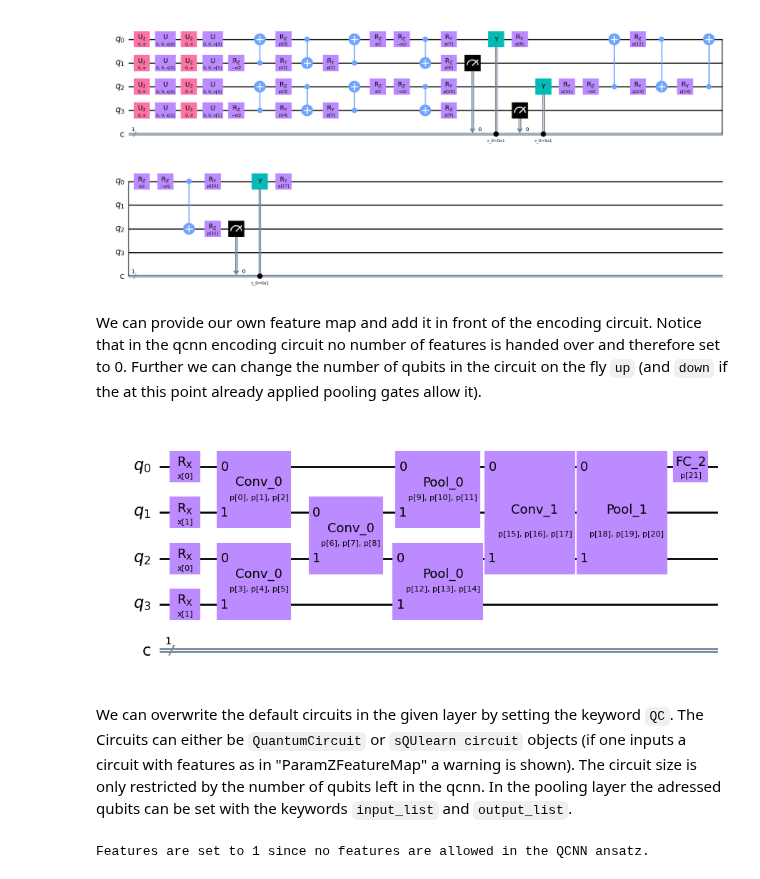
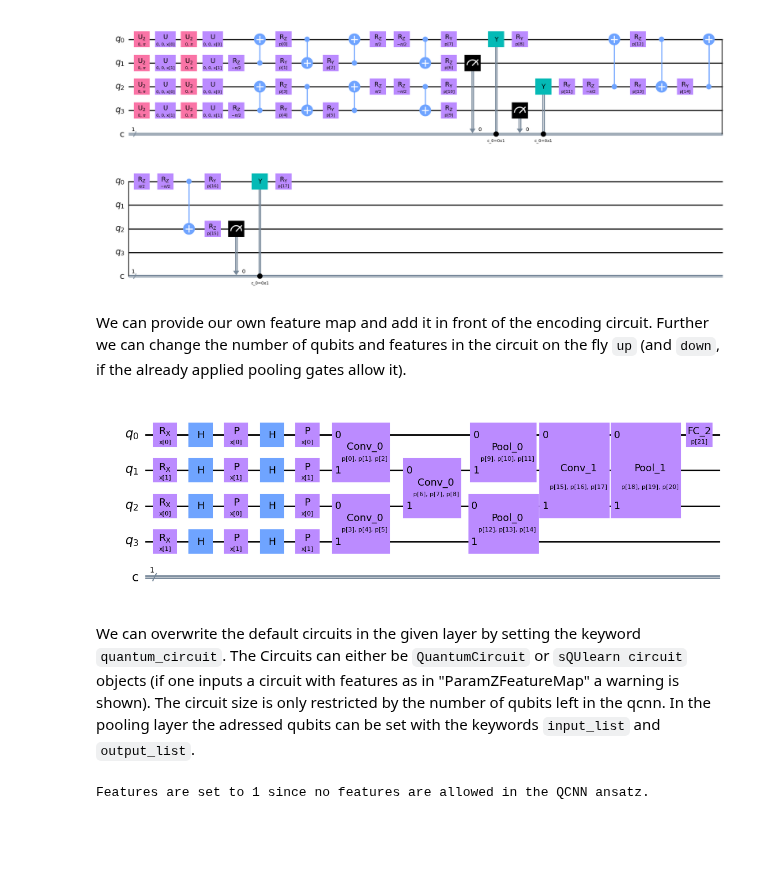
Before and after one commit to sQUlearn/squlearn, a Jupyter notebook: examples/qnn/example_qcnn_encoding_circuit.ipynb, the cells around one changed output. Cells and saved outputs as stored; diff of their text form; code cells hidden in the pictures; blank space fills up the shorter version.

Commit message:
adjust to use set_params

```diff
--- a/examples/qnn/example_qcnn_encoding_circuit.ipynb
+++ b/examples/qnn/example_qcnn_encoding_circuit.ipynb
@@ -36,17 +36,17 @@ qc1.draw("mpl", decompose=True)
 # %% [output]
 [figure]
 # %% [markdown]
-We can provide our own feature map and add it in front of the encoding circuit. Notice that in the qcnn encoding circuit no number of features is handed over and therefore set to 0. Further we can change the number of qubits in the circuit on the fly `up` (and `down` if the at this point already applied pooling gates allow it).
+We can provide our own feature map and add it in front of the encoding circuit. Further we can change the number of qubits and features in the circuit on the fly `up` (and `down`, if the already applied pooling gates allow it).
 # %%
 qc1 = QCNNEncodingCircuit(num_qubits=3, default=True)
-qc1.set_num_qubits(4)
+qc1.set_params(num_qubits = 4, num_features=2)
 encode = LayeredEncodingCircuit.from_string("Rx(x)", num_qubits=4, num_features=2)
 qcnn_pqc = encode + qc1
 qcnn_pqc.draw("mpl")
 # %% [output]
-[figure, old version]
+[figure, new version]
 # %% [markdown]
-We can overwrite the default circuits in the given layer by setting the keyword `QC`. The Circuits can either be `QuantumCircuit` or `sQUlearn circuit` objects (if one inputs a circuit with features as in "ParamZFeatureMap" a warning is shown). The circuit size is only restricted by the number of qubits left in the qcnn. In the pooling layer the adressed qubits can be set with the keywords `input_list` and `output_list`.
+We can overwrite the default circuits in the given layer by setting the keyword `quantum_circuit`. The Circuits can either be `QuantumCircuit` or `sQUlearn circuit` objects (if one inputs a circuit with features as in "ParamZFeatureMap" a warning is shown). The circuit size is only restricted by the number of qubits left in the qcnn. In the pooling layer the adressed qubits can be set with the keywords `input_list` and `output_list`.
 # %%
 qc1 = QCNNEncodingCircuit(6)
 
```
Also changed, not shown: parts of 1 cell of this notebook, 1 other file.
